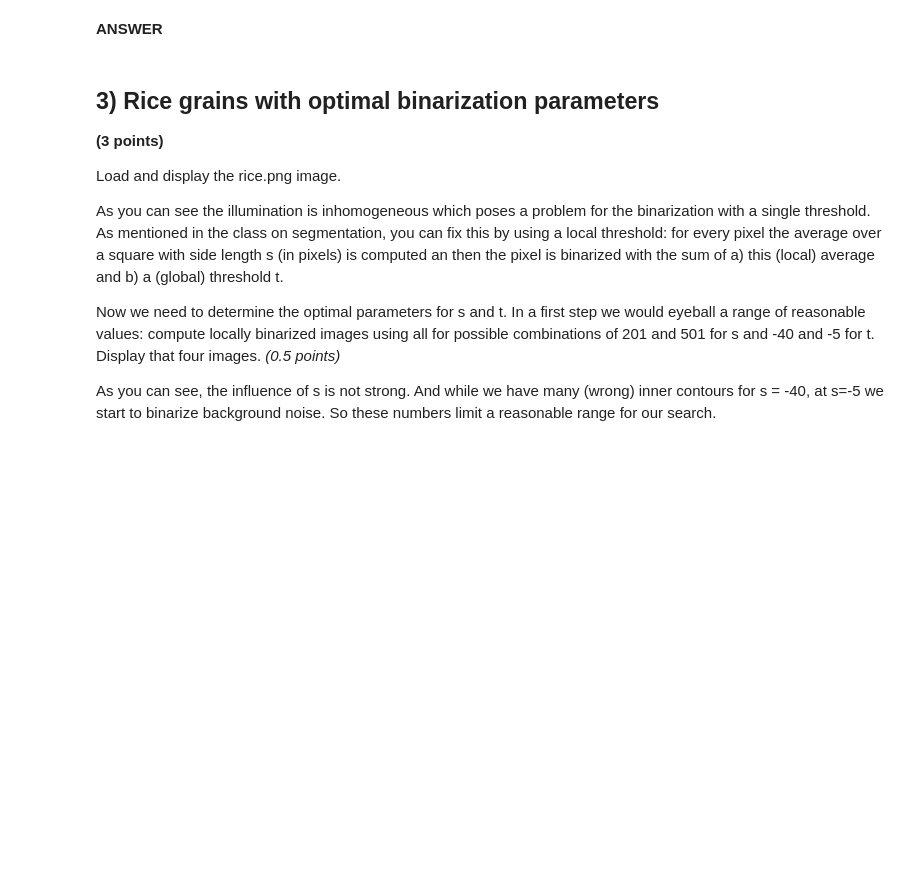
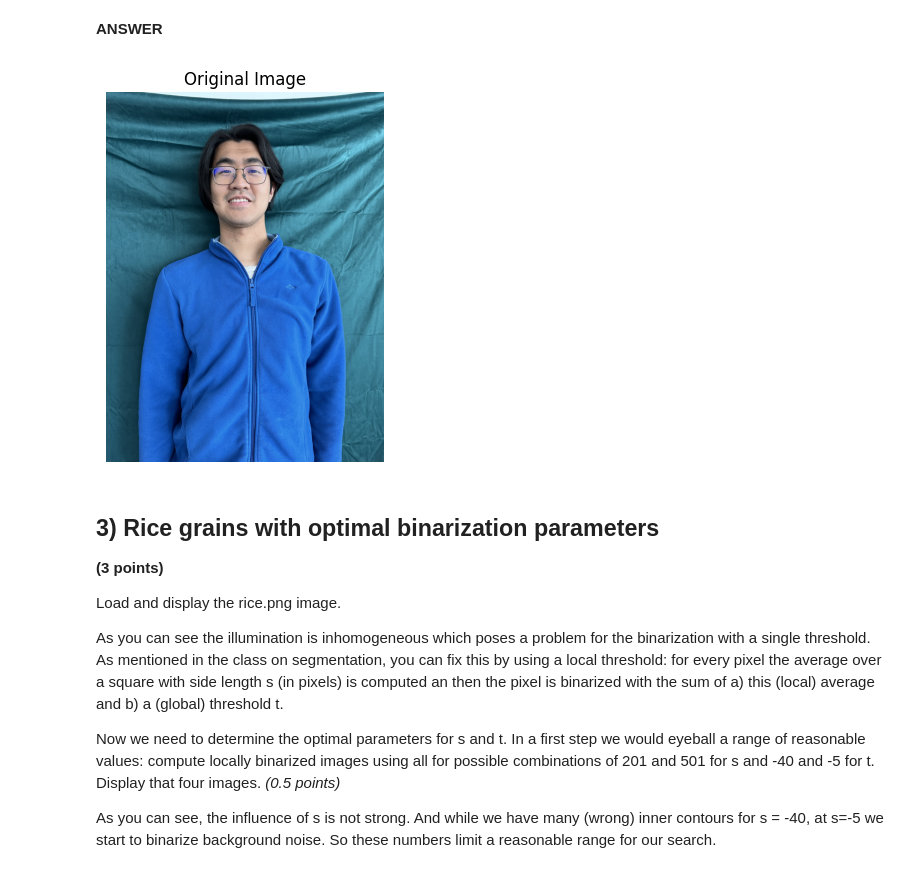
Before and after one commit to Matty-7/CS302-ComputerVision, a Jupyter notebook: CV_HW_3/Homework_3.ipynb, the cells around one changed output. Drawn from its saved outputs; the diff is of its cells as text; code cells hidden in the pictures; blank space fills up the shorter version.

```diff
--- a/CV_HW_3/Homework_3.ipynb
+++ b/CV_HW_3/Homework_3.ipynb
@@ -80,0 +79,13 @@ Segment the image, then display both the binary mask representing you and the ma
+# %%
+# (2)
+%matplotlib inline
+import cv2
+original_image = cv2.imread('Jingheng.jpg')
+image_rgb = cv2.cvtColor(original_image, cv2.COLOR_BGR2RGB)
+
+plt.imshow(image_rgb)
+plt.axis('off')
+plt.title('Original Image')
+plt.show()
+# %% [output]
+[figure, added]
```
Also changed, not shown: parts of 7 cells of this notebook, 1 other file.
